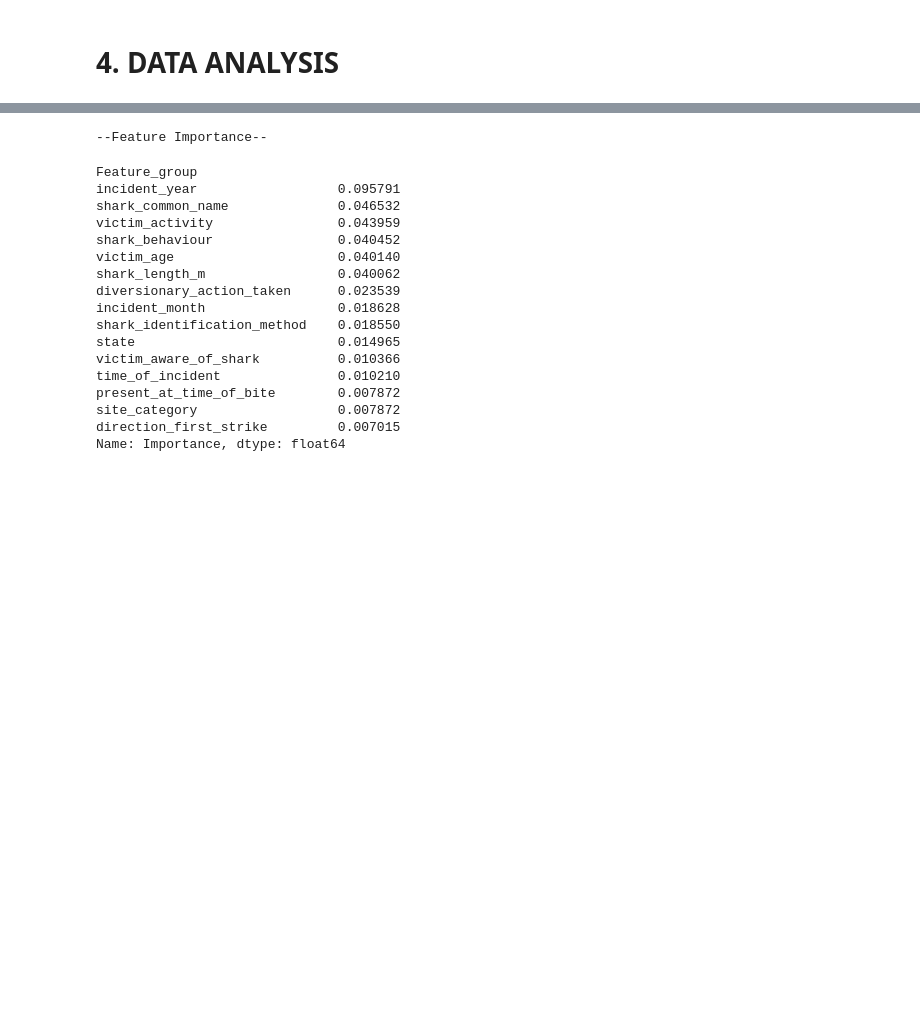
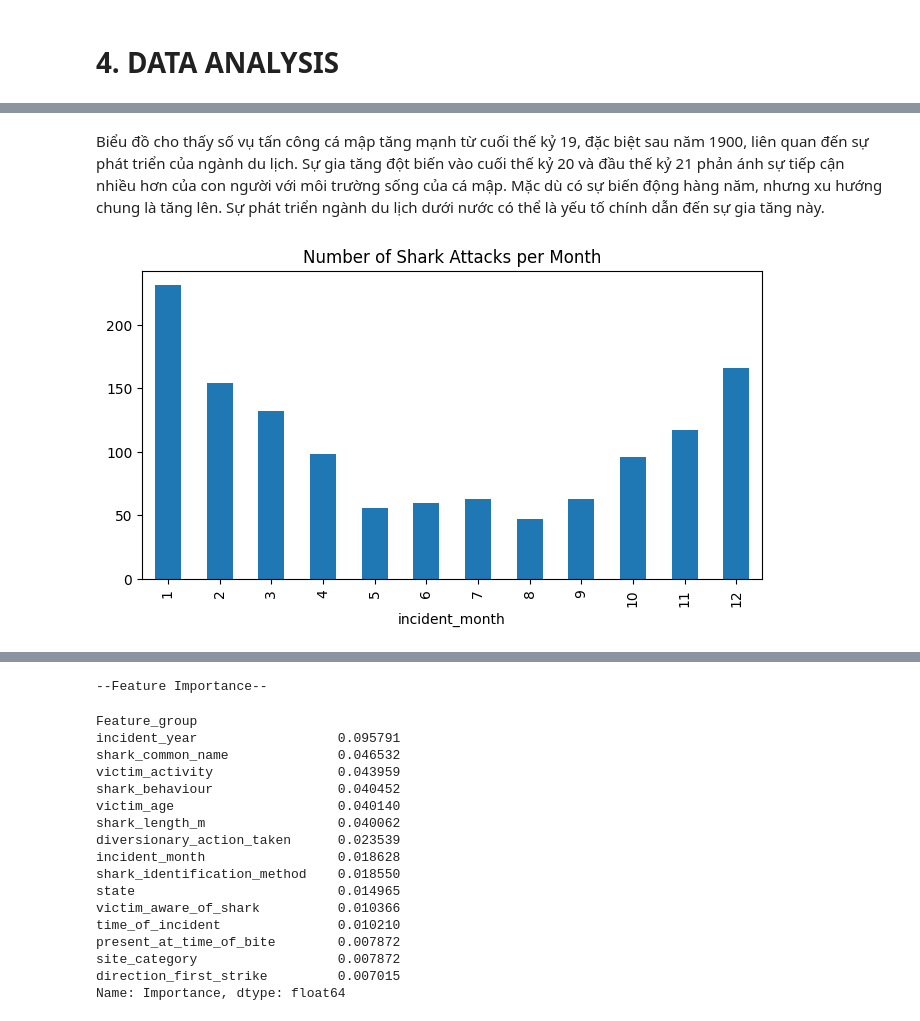
Before and after one commit to hvph-uyen/programming-for-data-science-project-group-9, a Jupyter notebook: source.ipynb, the cells around one changed output, grey strips where cells are left out. Cells and saved outputs as stored; diff of their text form; code cells hidden in the pictures; blank space fills up the shorter version.

```diff
--- a/source.ipynb
+++ b/source.ipynb
@@ -712,0 +709,6 @@ c. Những đối tượng sẽ quan tâm: các nhà khoa học dữ liệu, cơ
+# %% [markdown]
+Biểu đồ cho thấy số vụ tấn công cá mập tăng mạnh từ cuối thế kỷ 19, đặc biệt sau năm 1900, liên quan đến sự phát triển của ngành du lịch. Sự gia tăng đột biến vào cuối thế kỷ 20 và đầu thế kỷ 21 phản ánh sự tiếp cận nhiều hơn của con người với môi trường sống của cá mập. Mặc dù có sự biến động hàng năm, nhưng xu hướng chung là tăng lên. Sự phát triển ngành du lịch dưới nước có thể là yếu tố chính dẫn đến sự gia tăng này.
+# %%
+df.groupby("incident_month").size().plot(kind="bar", figsize=(8,4), title="Number of Shark Attacks per Month");
+# %% [output]
+[figure, added]
```
Also changed, not shown: parts of 91 cells of this notebook.
